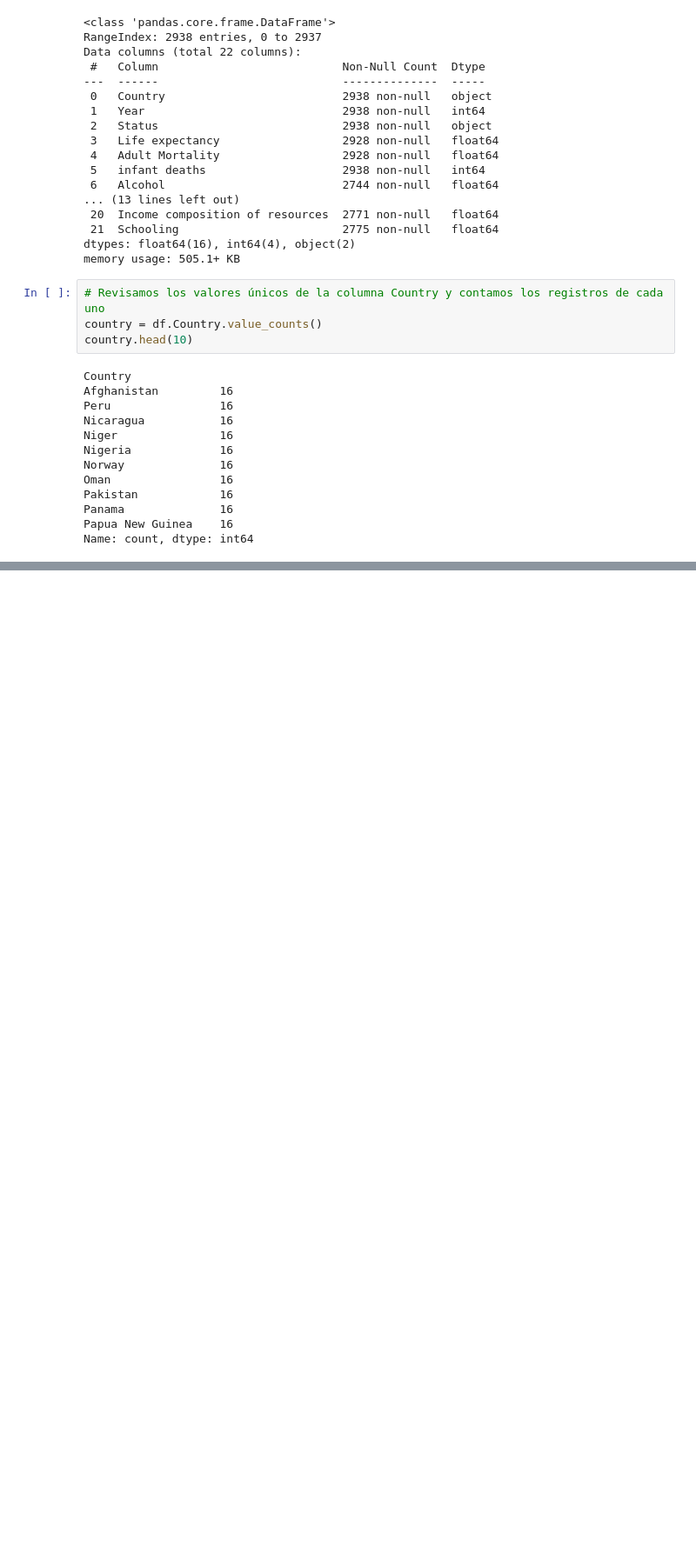
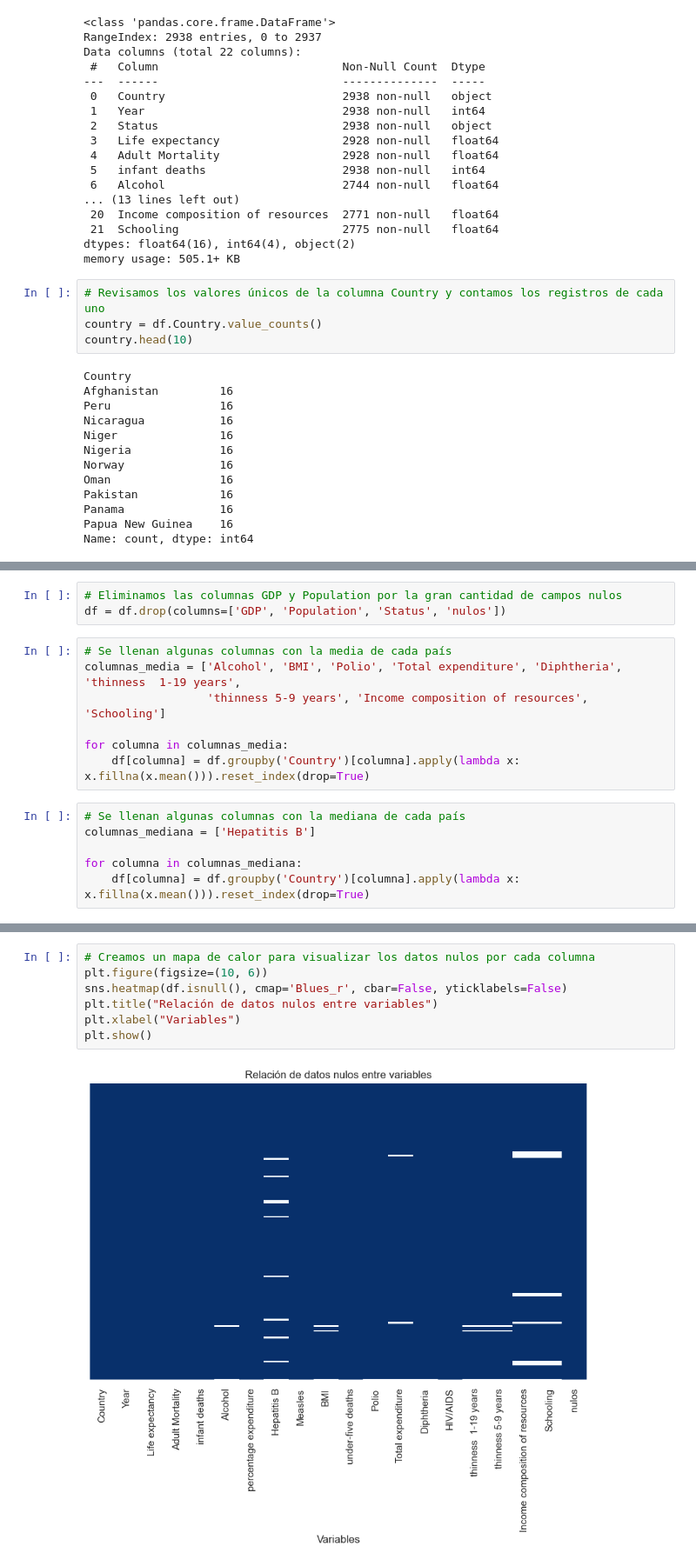
Before and after one commit to alexanderarm10/linear_regression, a Jupyter notebook: Expectativa_de_vida/notebooks/01_exploracion_expectativa_de_vida.ipynb, the cells around one changed output, grey strips where cells are left out. Shown at 87% size. Saved outputs shown, nothing was run; the diff lists cells and outputs as text; blank space fills up the shorter version.

```diff
--- a/Expectativa_de_vida/notebooks/01_exploracion_expectativa_de_vida.ipynb
+++ b/Expectativa_de_vida/notebooks/01_exploracion_expectativa_de_vida.ipynb
@@ -89,0 +84,16 @@ nulos_country.head(10)
+# %%
+# Eliminamos las columnas GDP y Population por la gran cantidad de campos nulos
+df = df.drop(columns=['GDP', 'Population', 'Status', 'nulos'])
+# %%
+# Se llenan algunas columnas con la media de cada país
+columnas_media = ['Alcohol', 'BMI', 'Polio', 'Total expenditure', 'Diphtheria', 'thinness  1-19 years',
+                  'thinness 5-9 years', 'Income composition of resources', 'Schooling']
+
+for columna in columnas_media:
+    df[columna] = df.groupby('Country')[columna].apply(lambda x: x.fillna(x.mean())).reset_index(drop=True)
+# %%
+# Se llenan algunas columnas con la mediana de cada país
+columnas_mediana = ['Hepatitis B']
+
+for columna in columnas_mediana:
+    df[columna] = df.groupby('Country')[columna].apply(lambda x: x.fillna(x.mean())).reset_index(drop=True)
@@ -89,0 +119,9 @@ nulos_country.head(10)
+# %%
+# Creamos un mapa de calor para visualizar los datos nulos por cada columna
+plt.figure(figsize=(10, 6))
+sns.heatmap(df.isnull(), cmap='Blues_r', cbar=False, yticklabels=False)
+plt.title("Relación de datos nulos entre variables")
+plt.xlabel("Variables")
+plt.show()
+# %% [output]
+[figure, added]
```
Also changed, not shown: parts of 9 cells of this notebook.
